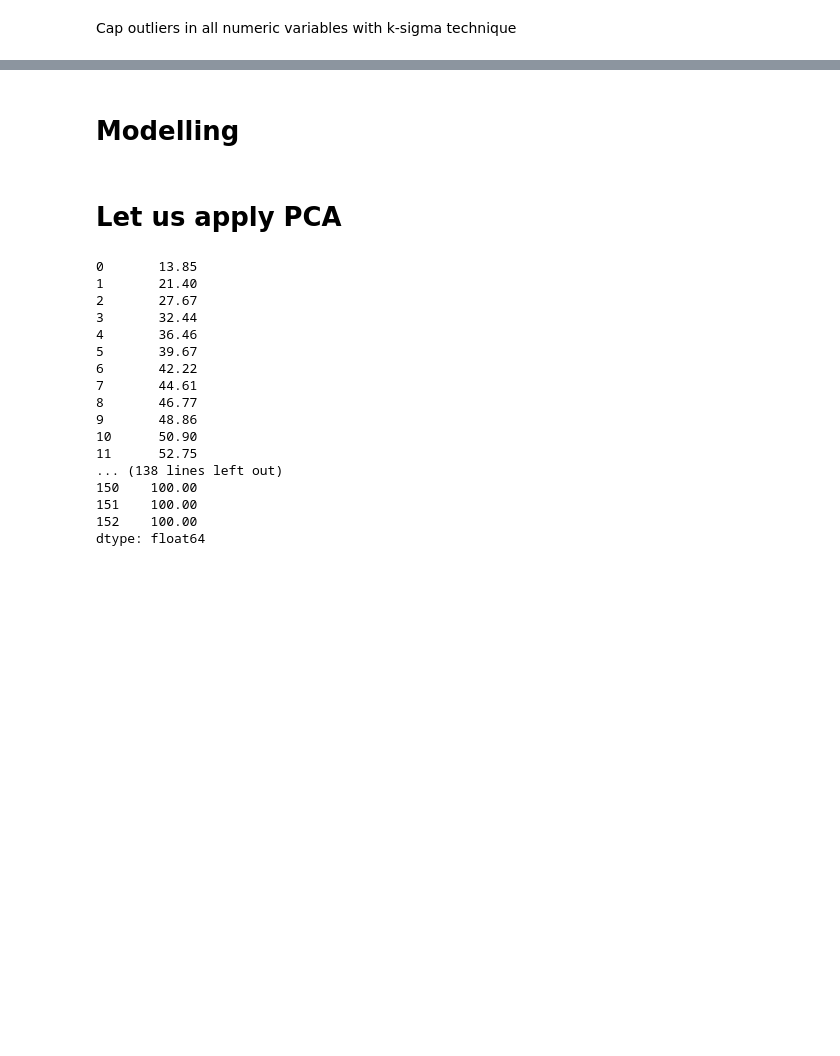
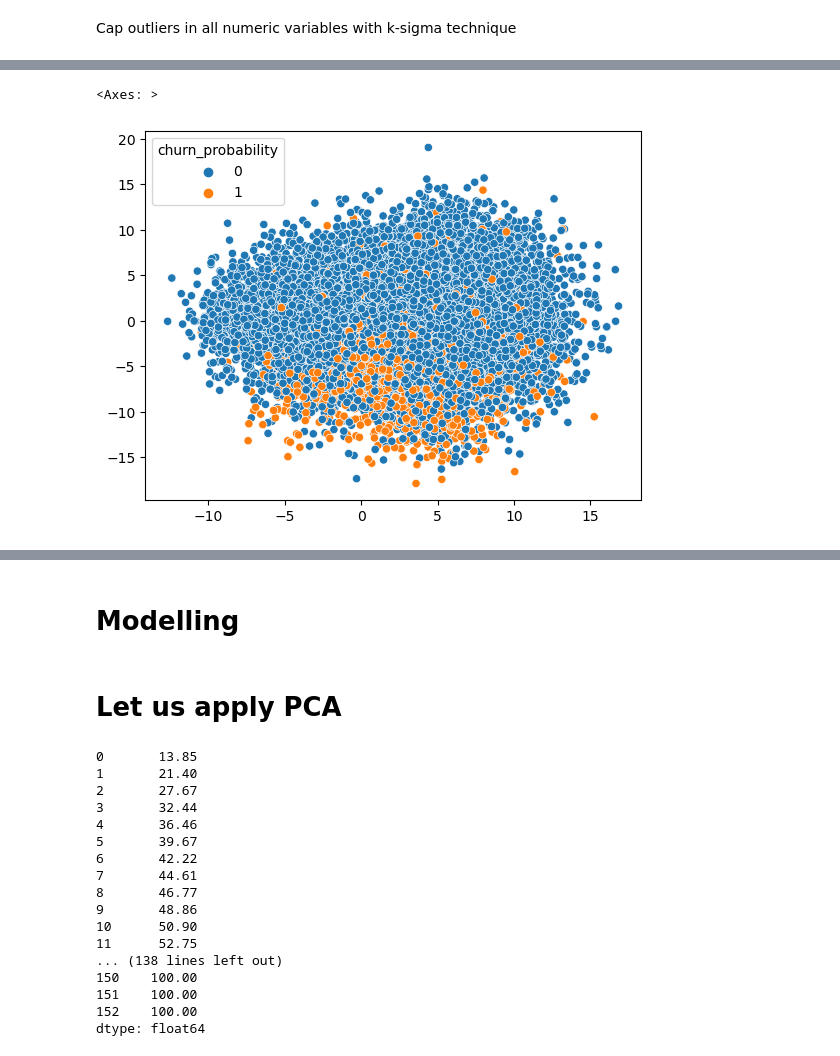
Before and after one commit to kapasitejas/Telecom_Churn_Case_Study, a Jupyter notebook: telecom-casestudy.ipynb, the cells around one changed output, grey strips where cells are left out. Cells and saved outputs as stored; diff of their text form; code cells hidden in the pictures; blank space fills up the shorter version.

```diff
--- a/telecom-casestudy.ipynb
+++ b/telecom-casestudy.ipynb
@@ -534,0 +582,5 @@ data[data.columns] = data[data.columns].apply(cap_outliers, axis=0)
+# %%
+sns.scatterplot(x=pca_components[:,1], y=pca_components[:,2], hue=y_train)
+# %% [output]
+<Axes: >
+[figure, added]
```
Also changed, not shown: parts of 54 cells of this notebook, 1 other file.
